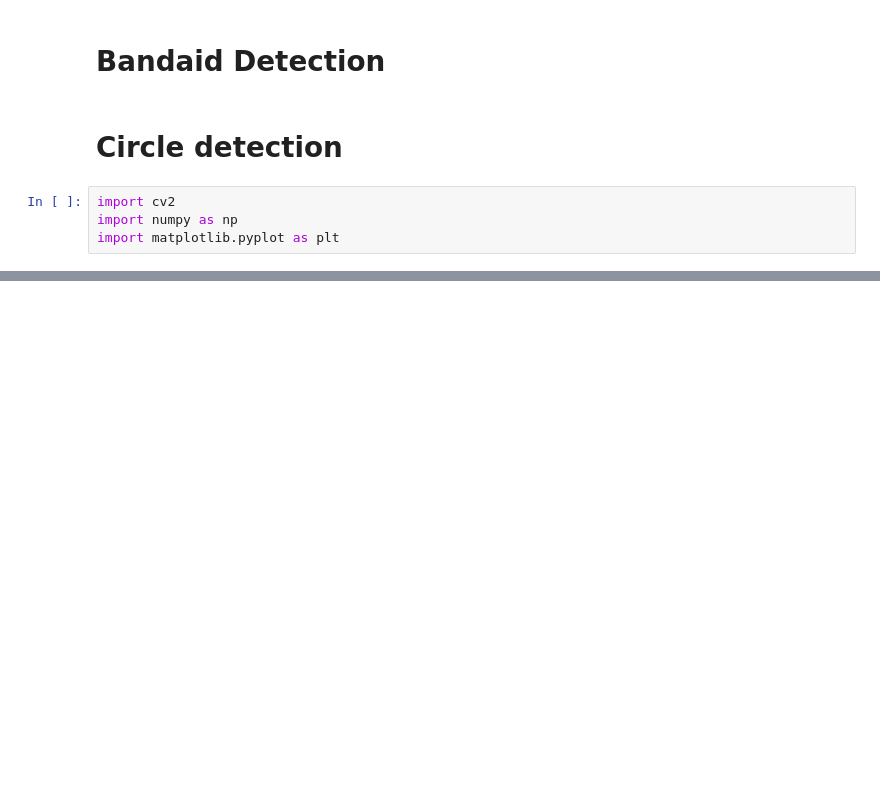
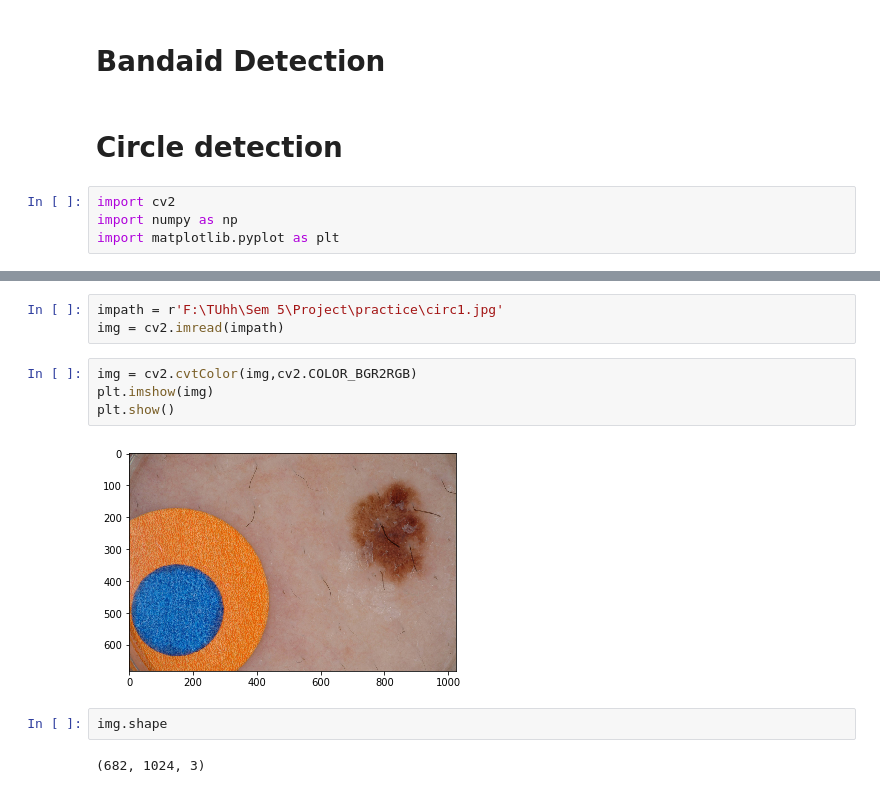
Before and after one commit to AkshayShetty2618/ISM, a Jupyter notebook: Image_PreProcessing.ipynb, the cells around one changed output, grey strips where cells are left out. Cells and saved outputs as stored; diff of their text form; blank space fills up the shorter version.

```diff
--- a/Image_PreProcessing.ipynb
+++ b/Image_PreProcessing.ipynb
@@ -113,0 +175,13 @@ cv2.destroyAllWindows()
+# %%
+impath = r'F:\TUhh\Sem 5\Project\practice\circ1.jpg'
+img = cv2.imread(impath)
+# %%
+img = cv2.cvtColor(img,cv2.COLOR_BGR2RGB)
+plt.imshow(img)
+plt.show()
+# %% [output]
+[figure, added]
+# %%
+img.shape
+# %% [output]
+(682, 1024, 3)
```
Also changed, not shown: parts of 54 cells of this notebook.
